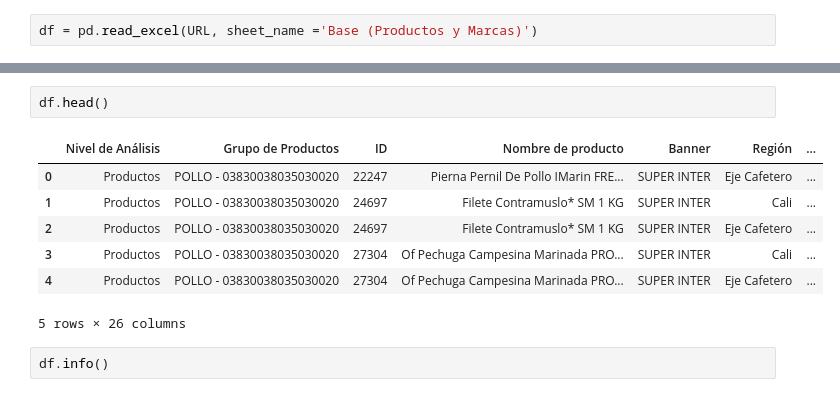
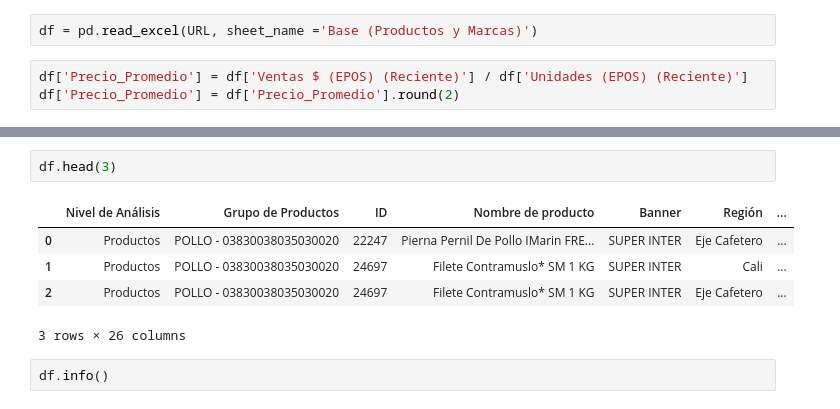
Before and after one commit to ALRIER/BigD_KonradLorenz, a Jupyter notebook: Proyecto_Final_CamiloCruz.ipynb, the cells around one changed output, grey strips where cells are left out. Cells and saved outputs as stored; diff of their text form.

```diff
--- a/Proyecto_Final_CamiloCruz.ipynb
+++ b/Proyecto_Final_CamiloCruz.ipynb
@@ -16,6 +16,9 @@ URL = '/content/drive/MyDrive/Colab Notebooks/BSC Pollo (YTD Diciembre 2022).xls
 import pandas as pd
 # %%
 df = pd.read_excel(URL, sheet_name ='Base (Productos y Marcas)')
+# %%
+df['Precio_Promedio'] = df['Ventas $ (EPOS) (Reciente)'] / df['Unidades (EPOS) (Reciente)']
+df['Precio_Promedio'] = df['Precio_Promedio'].round(2)
 # %%
 df.describe()
 # %% [output]
@@ -29,15 +32,13 @@ df.describe()
 | 75% | 1.569207e+06 | 13.000000 | 13.000000 | 2.685750e+03 | 2.536250e+03 | ... |
 | max | 3.332077e+06 | 62.000000 | 60.000000 | 1.187229e+06 | 2.842089e+06 | ... |
 # %%
-df.head()
+df.head(3)
 # %% [output]
 |  | Nivel de Análisis | Grupo de Productos | ID | Nombre de producto | Banner | Región | ... |
 | 0 | Productos | POLLO - 03830038035030020 | 22247 | Pierna Pernil De Pollo IMarin FRE... | SUPER INTER | Eje Cafetero | ... |
 | 1 | Productos | POLLO - 03830038035030020 | 24697 | Filete Contramuslo* SM 1 KG | SUPER INTER | Cali | ... |
 | 2 | Productos | POLLO - 03830038035030020 | 24697 | Filete Contramuslo* SM 1 KG | SUPER INTER | Eje Cafetero | ... |
-| 3 | Productos | POLLO - 03830038035030020 | 27304 | Of Pechuga Campesina Marinada PRO... | SUPER INTER | Cali | ... |
-| 4 | Productos | POLLO - 03830038035030020 | 27304 | Of Pechuga Campesina Marinada PRO... | SUPER INTER | Eje Cafetero | ... |
-5 rows × 26 columns
+3 rows × 26 columns
 # %%
 df.info()
 # %% [output]
```
